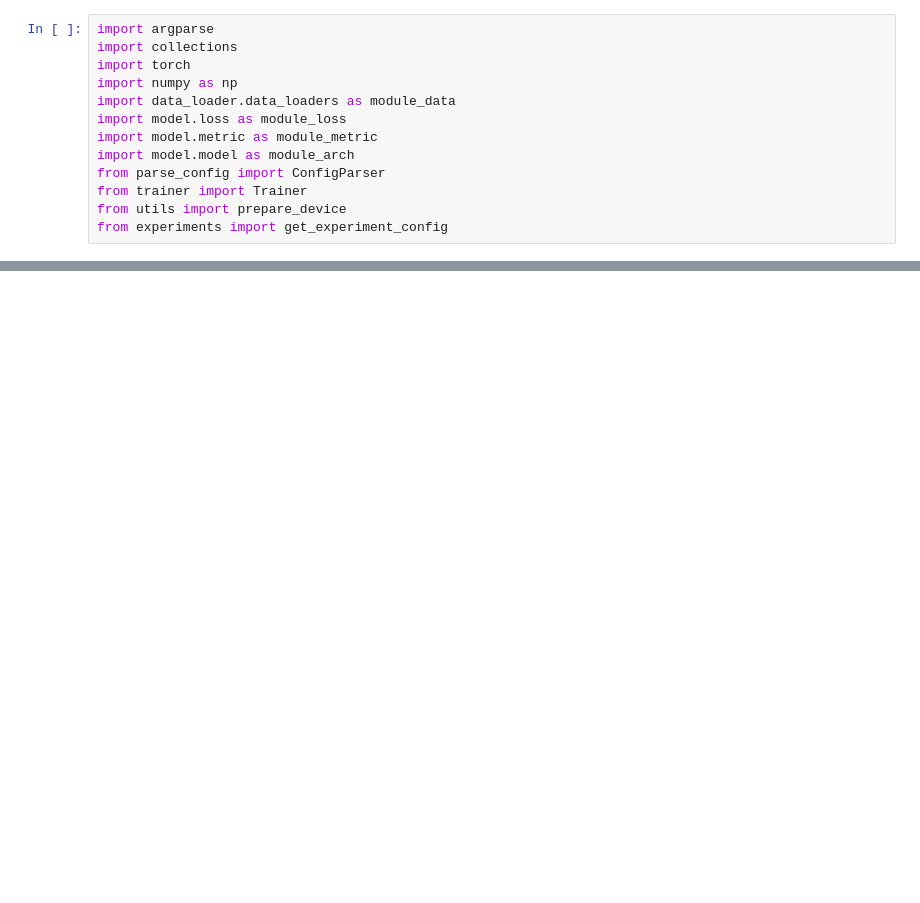
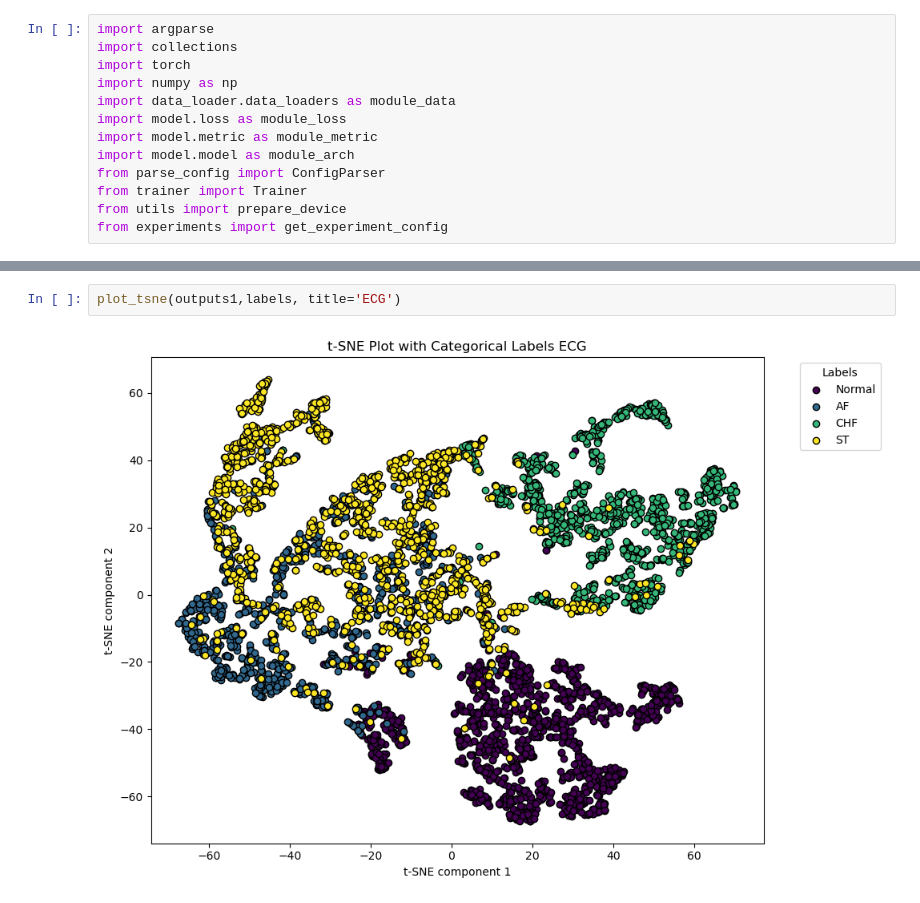
Before and after one commit to AntN21/pytorch-template, a Jupyter notebook: vizualization.ipynb, the cells around one changed output, grey strips where cells are left out. Drawn from its saved outputs; the diff is of its cells as text; blank space fills up the shorter version.

```diff
--- a/vizualization.ipynb
+++ b/vizualization.ipynb
@@ -31,0 +216,4 @@ AttributeError: 'Namespace' object has no attribute 'parse_args'
+# %%
+plot_tsne(outputs1,labels, title='ECG')
+# %% [output]
+[figure, added]
```
Also changed, not shown: parts of 26 cells of this notebook.
